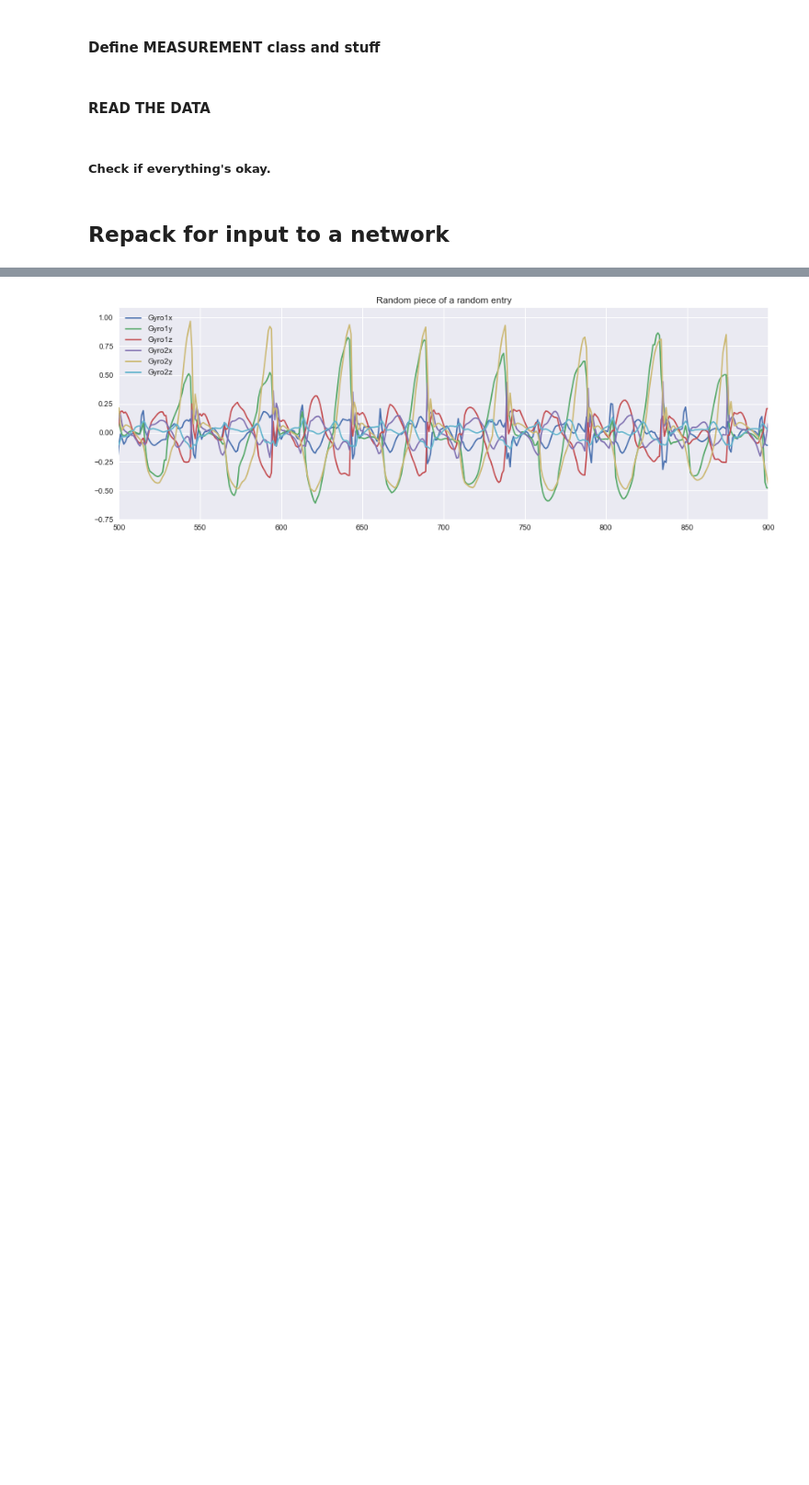
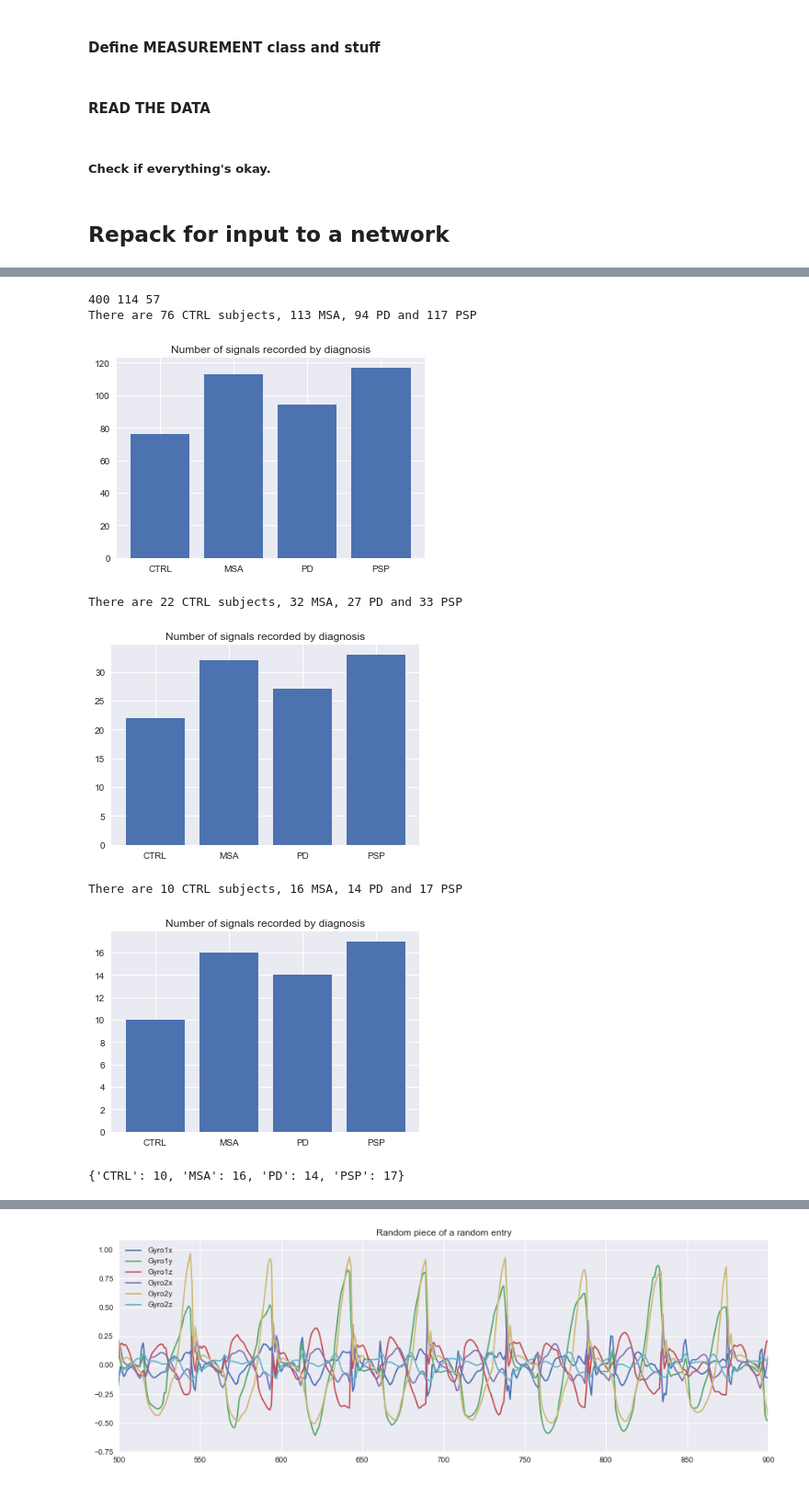
Before and after one commit to BabaJaguska/FingerTapping, a Jupyter notebook: TappingML.ipynb, the cells around one changed output, grey strips where cells are left out. Shown at 92% size. Cells and saved outputs as stored; diff of their text form; code cells hidden in the pictures; blank space fills up the shorter version.

```diff
--- a/TappingML.ipynb
+++ b/TappingML.ipynb
@@ -301,3 +327,57 @@ def encodeDiagnosis(diagnosis):
+# %%
+CTRLind = [i for i,sig in enumerate(sigs) if sig.diagnosis == 'CTRL']
+MSAind = [i for i,sig in enumerate(sigs) if sig.diagnosis == 'MSA']
+PDind = [i for i,sig in enumerate(sigs) if sig.diagnosis == 'PD']
+PSPind = [i for i,sig in enumerate(sigs) if sig.diagnosis == 'PSP']
+
+inds = [[CTRLind], [MSAind],[PDind],[PSPind]]
+# %%
+def splitOneDiagnosis(DIAGind, trainPercent, testPercent):
+    trainInd = np.random.choice(DIAGind,round(trainPercent*len(DIAGind)),replace = False)
+    Xtrain =  [sigs[i] for i in trainInd]
+    leftover = [i for i in DIAGind if i not in trainInd]
+
+    testInd = np.random.choice(leftover,round(testPercent*len(DIAGind)), replace = False)
+    Xtest = [sigs[i] for i in testInd]
+    leftover = [i for i in leftover if i not in testInd]
+
+    Xval = [sigs[i] for i in leftover]
+
+    return Xtrain, Xtest, Xval
+# %%
+# Split into train, test, val sets
+
+# Xtrain, Xtest, Ytrain, Ytest = train_test_split(X,Y,test_size=0.3, random_state=1)
+# Xtest, Xval, Ytest, Yval = train_test_split(Xtest, Ytest, test_size = 0.2, random_state =1)
+
+trainPercent = 0.7
+testPercent = 0.2
+#valPercent = 0.1
+
+np.random.seed(123)
+dataTrain =[]
+dataTest = []
+dataVal = []
+
+for DIAGind in inds:
+    diagTrain, diagTest, diagVal = splitOneDiagnosis(DIAGind[0],trainPercent,testPercent)
+    dataTrain = dataTrain + diagTrain
+    dataTest = dataTest + diagTest
+    dataVal = dataVal + diagVal
+# %%
+print(len(dataTrain), len(dataTest), len(dataVal))
+classDistribution(dataTrain)
+classDistribution(dataTest)
+classDistribution(dataVal)
+# %% [output]
+400 114 57
+There are 76 CTRL subjects, 113 MSA, 94 PD and 117 PSP
+[figure, added]
+There are 22 CTRL subjects, 32 MSA, 27 PD and 33 PSP
+[figure, added]
+There are 10 CTRL subjects, 16 MSA, 14 PD and 17 PSP
+[figure, added]
+{'CTRL': 10, 'MSA': 16, 'PD': 14, 'PSP': 17}
 # %%
 # reshape data
 
```
Also changed, not shown: parts of 12 cells of this notebook.
